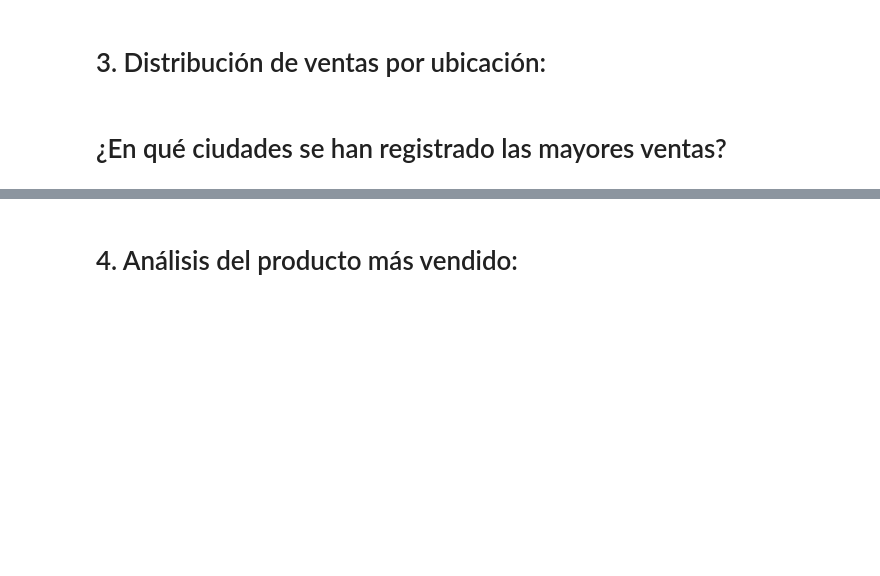
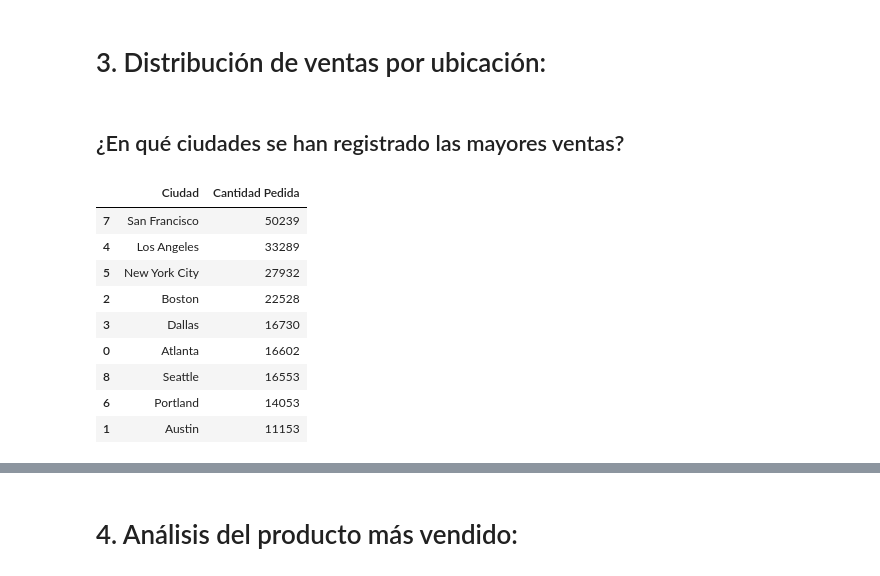
Before and after one commit to Cintia-93/TP-Big-Data, a Jupyter notebook: BigData_TP.ipynb, the cells around one changed output, grey strips where cells are left out. Saved outputs shown, nothing was run; the diff lists cells and outputs as text; code cells hidden in the pictures; blank space fills up the shorter version.

```diff
--- a/BigData_TP.ipynb
+++ b/BigData_TP.ipynb
@@ -1958,9 +126,0 @@ See the caveats in the documentation: https://pandas.pydata.org/pandas-docs/stab
-# %%
-def extraer_datos(datos):
-  datos['Hora'] = datos['Fecha de compra'].dt.hour
-
-  return datos
-
-df_ventas_septiembre = extraer_datos(df_ventas_septiembre)
-
-df_ventas_septiembre
@@ -2172,9 +126,0 @@ See the caveats in the documentation: https://pandas.pydata.org/pandas-docs/stab
-# %%
-def extraer_datos(datos):
-  datos['Hora'] = datos['Fecha de compra'].dt.hour
-
-  return datos
-
-df_ventas_octubre = extraer_datos(df_ventas_octubre)
-
-df_ventas_octubre
@@ -2802,5 +512,21 @@ fig.update_layout(
 # %% [markdown]
 # 3. Distribución de ventas por ubicación:
 # %% [markdown]
-# ¿En qué ciudades se han registrado las mayores ventas?
+## ¿En qué ciudades se han registrado las mayores ventas?
+# %%
+# juntamos todos los dataframe
+dataframes_general = pd.concat(dataframes.values(), ignore_index=True)
+dataframes_general['Ciudad'] = dataframes_general['Dirección de Envio'].apply(lambda x: x.split(',', 2)[1])
+dataframes_general.groupby('Ciudad', as_index=False)['Cantidad Pedida'].sum().sort_values(by='Cantidad Pedida', ascending=False).head(10)
+# %% [output]
+|  | Ciudad | Cantidad Pedida |
+| 7 | San Francisco | 50239 |
+| 4 | Los Angeles | 33289 |
+| 5 | New York City | 27932 |
+| 2 | Boston | 22528 |
+| 3 | Dallas | 16730 |
+| 0 | Atlanta | 16602 |
+| 8 | Seattle | 16553 |
+| 6 | Portland | 14053 |
+| 1 | Austin | 11153 |
 # %% [markdown]
```
Also changed, not shown: parts of 291 cells of this notebook.
